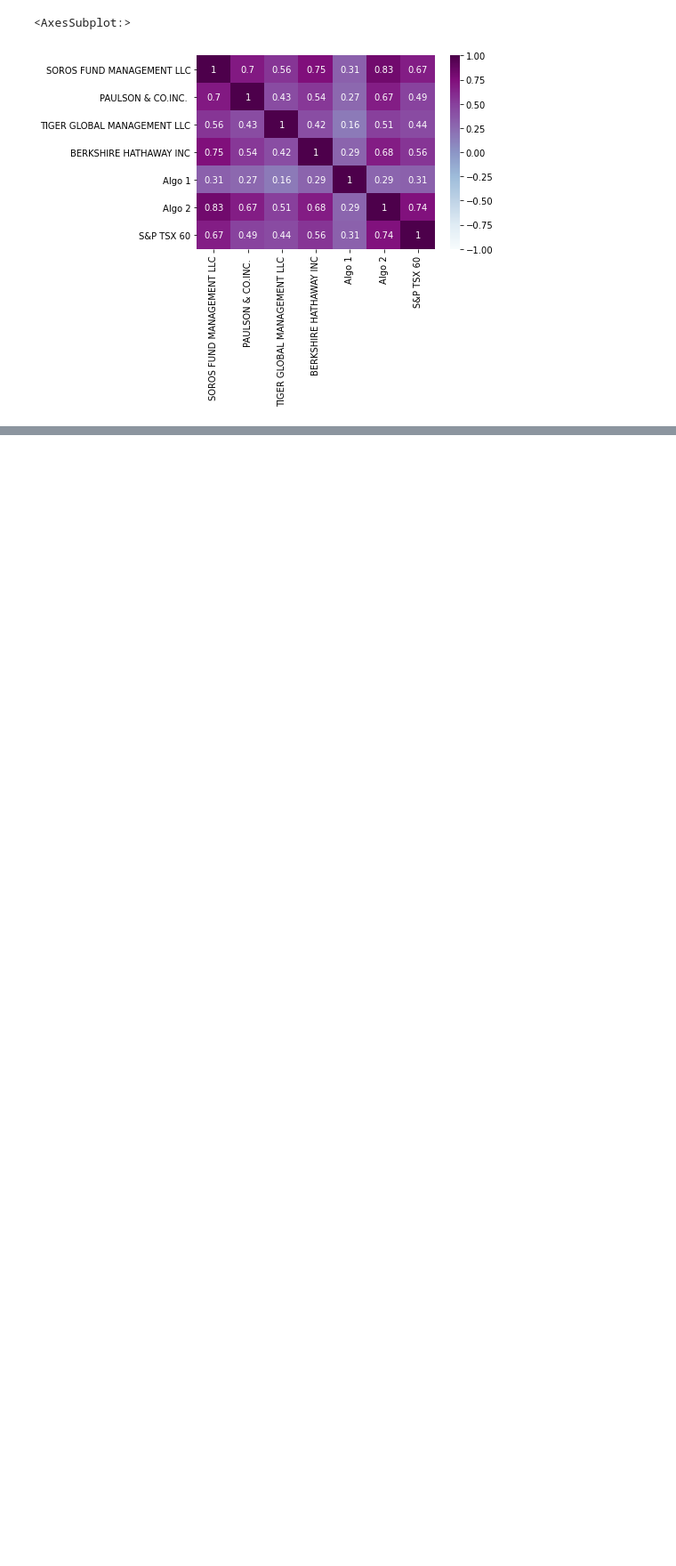
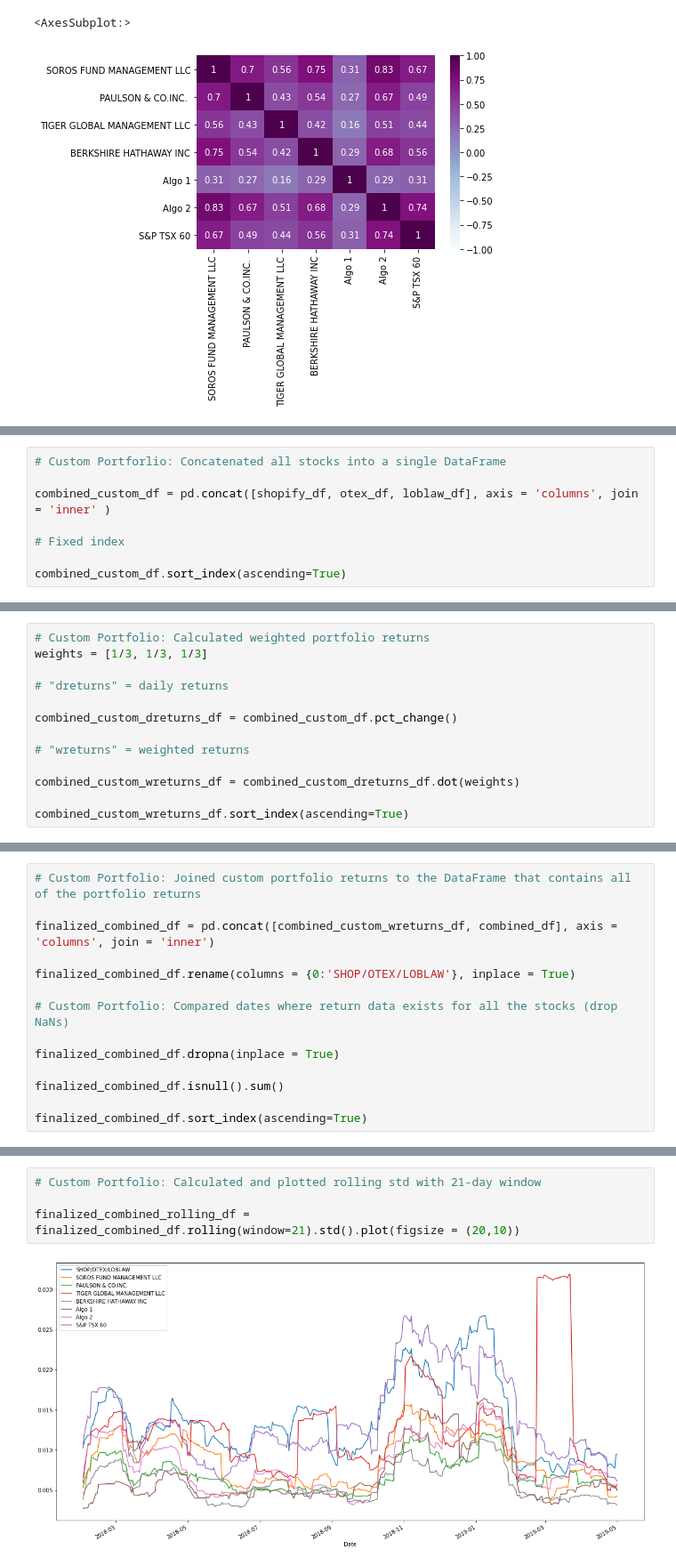
Before and after one commit to AdoboPeanuts/Pandas_Homework, a Jupyter notebook: Pandas/Pandas.ipynb, the cells around one changed output, grey strips where cells are left out. Shown at 89% size. Cells and saved outputs as stored; diff of their text form; blank space fills up the shorter version.

```diff
--- a/Pandas/Pandas.ipynb
+++ b/Pandas/Pandas.ipynb
@@ -504,0 +645,8 @@ sns.heatmap(correlation_df, vmin = -1, vmax = 1, annot=True, cmap="BuPu")
+# %%
+# Custom Portforlio: Concatenated all stocks into a single DataFrame
+
+combined_custom_df = pd.concat([shopify_df, otex_df, loblaw_df], axis = 'columns', join = 'inner' )
+
+# Fixed index
+
+combined_custom_df.sort_index(ascending=True)
@@ -504,0 +679,13 @@ sns.heatmap(correlation_df, vmin = -1, vmax = 1, annot=True, cmap="BuPu")
+# %%
+# Custom Portfolio: Calculated weighted portfolio returns
+weights = [1/3, 1/3, 1/3]
+
+# "dreturns" = daily returns
+
+combined_custom_dreturns_df = combined_custom_df.pct_change()
+
+# "wreturns" = weighted returns
+
+combined_custom_wreturns_df = combined_custom_dreturns_df.dot(weights)
+
+combined_custom_wreturns_df.sort_index(ascending=True)
@@ -504,0 +706,14 @@ sns.heatmap(correlation_df, vmin = -1, vmax = 1, annot=True, cmap="BuPu")
+# %%
+# Custom Portfolio: Joined custom portfolio returns to the DataFrame that contains all of the portfolio returns
+
+finalized_combined_df = pd.concat([combined_custom_wreturns_df, combined_df], axis = 'columns', join = 'inner')
+
+finalized_combined_df.rename(columns = {0:'SHOP/OTEX/LOBLAW'}, inplace = True)
+
+# Custom Portfolio: Compared dates where return data exists for all the stocks (drop NaNs)
+
+finalized_combined_df.dropna(inplace = True)
+
+finalized_combined_df.isnull().sum()
+
+finalized_combined_df.sort_index(ascending=True)
@@ -504,0 +753,6 @@ sns.heatmap(correlation_df, vmin = -1, vmax = 1, annot=True, cmap="BuPu")
+# %%
+# Custom Portfolio: Calculated and plotted rolling std with 21-day window
+
+finalized_combined_rolling_df = finalized_combined_df.rolling(window=21).std().plot(figsize = (20,10))
+# %% [output]
+[figure, added]
```
Also changed, not shown: parts of 17 cells of this notebook.
